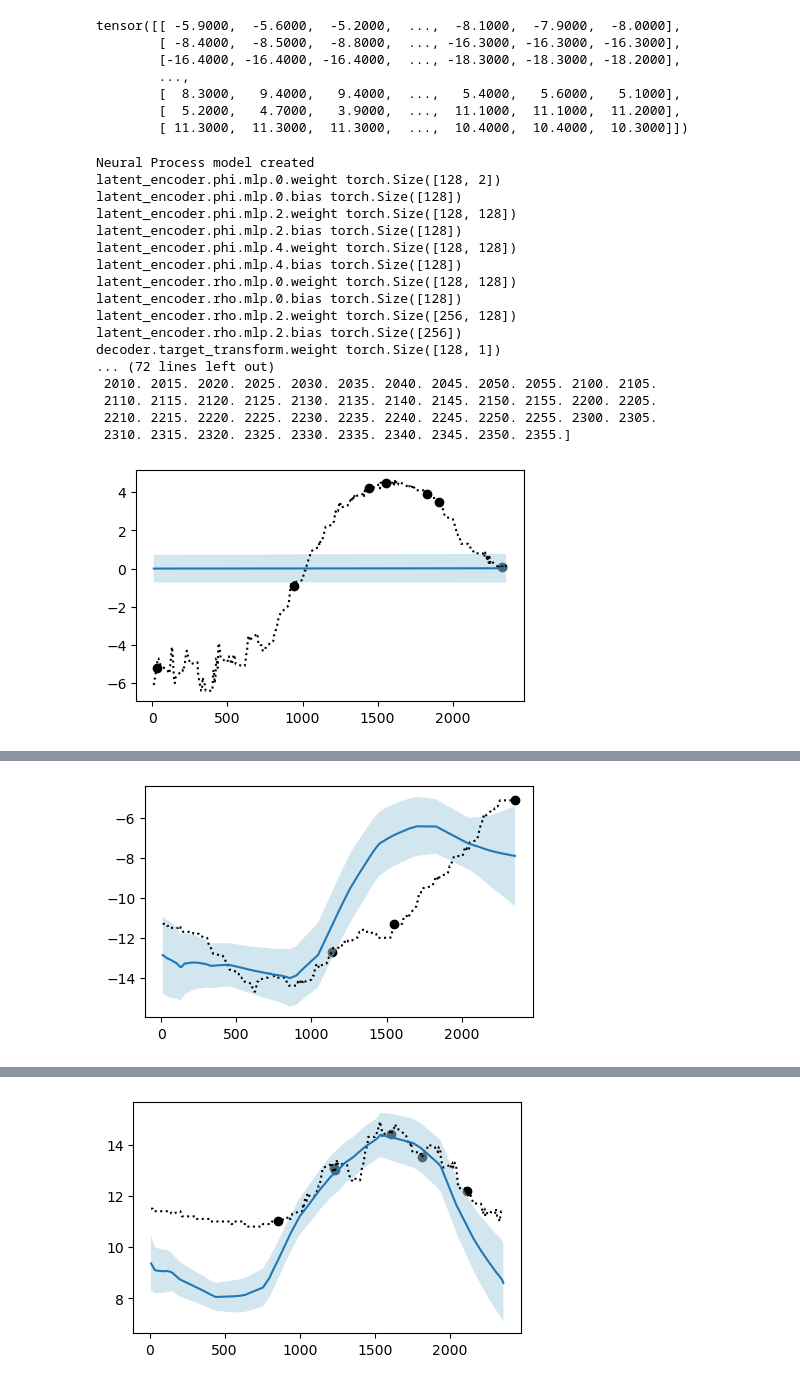
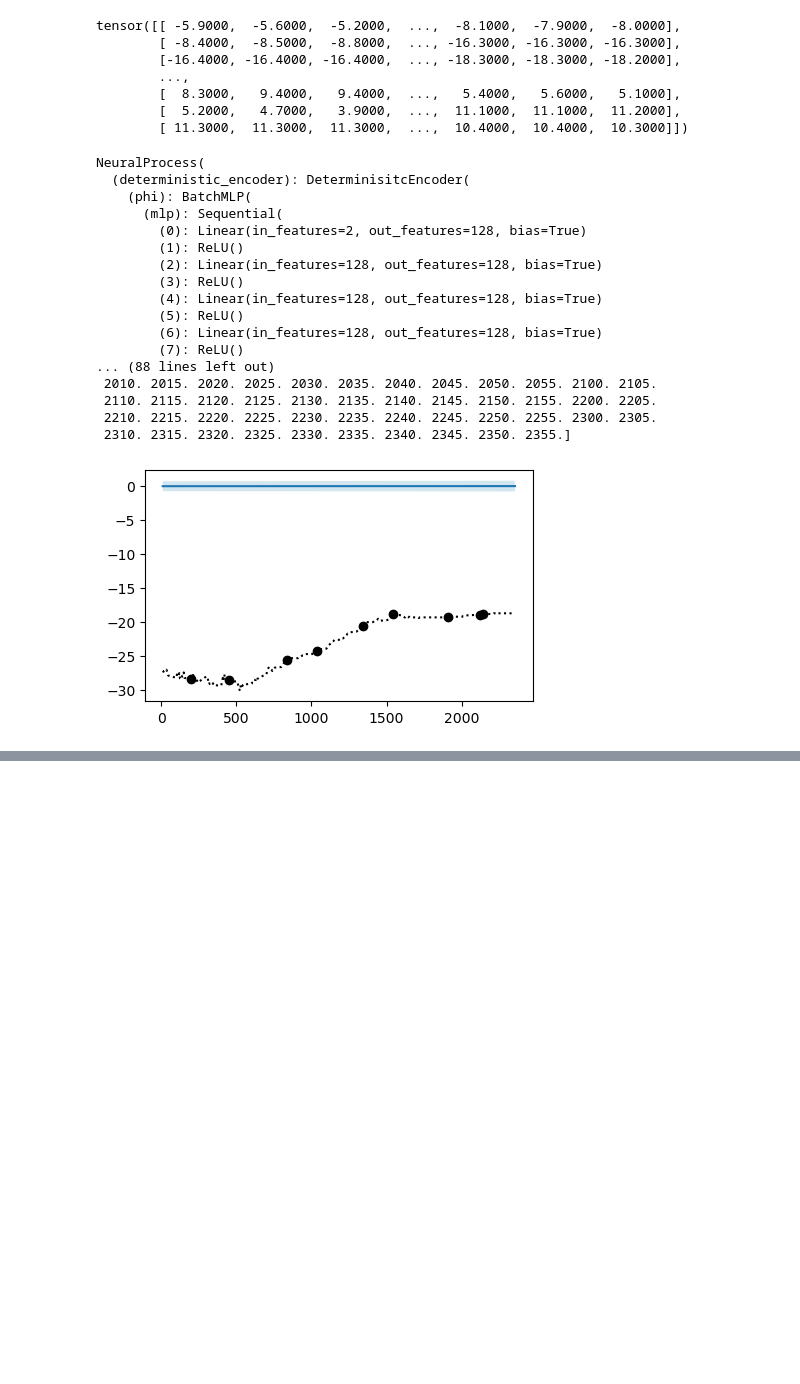
Before and after one commit to will-hd/IML, a Jupyter notebook: notebooks/temperature_experiments.ipynb, the cells around one changed output, grey strips where cells are left out. Saved outputs shown, nothing was run; the diff lists cells and outputs as text; code cells hidden in the pictures; blank space fills up the shorter version.

Commit message:
Added attentive neural process

```diff
--- a/notebooks/temperature_experiments.ipynb
+++ b/notebooks/temperature_experiments.ipynb
@@ -96,6 +96,7 @@ class TemperatureDataset(Dataset):
 # %%
 from src.plot import plot_predictive
 from src.np import NeuralProcess
+from tqdm import tqdm
 
 x_dim = 1
 y_dim = 1
@@ -110,9 +111,13 @@ np = NeuralProcess(x_dim=x_dim,
                    n_h_layers_decoder=4,
                    n_h_layers_phi_latent_encoder=2,
                    n_h_layers_rho_latent_encoder=1,
-                   n_h_layers_phi_determ_encoder=2,
+                   n_h_layers_phi_determ_encoder=5,
                    n_h_layers_rho_determ_encoder=0,
-                   use_deterministic_path=False)
+                   use_deterministic_path=True,
+                   use_latent_self_attn=True,
+                   use_determ_self_attn=False,
+                   use_determ_cross_attn=True
+                   )
 print(np)
 print(sum(p.numel() for p in np.parameters() if p.requires_grad))
 
@@ -129,7 +134,7 @@ data = TempData(data=data , max_num_context=10)
 train_loss = []
 avg_loss_fast = 0
 avg_loss_slow = 0
-for iter in range(100000+1):
+for iter in tqdm(range(100000+1)):
     np.training = True
     optimiser.zero_grad()
 
@@ -139,44 +144,44 @@ for iter in range(100000+1):
     loss.backward()
     optimiser.step()
     train_loss.append(loss.item())
 
     avg_loss_slow += loss.item()
     avg_loss_fast += loss.item()
 
     if iter % 1000 == 0 and iter > 0:
         print(f"iter {iter+1}: Avg. Loss = {avg_loss_fast/1000}")
         #print(f"iter. loss = {loss.item()}, iter. Loss2 (not being backpropped on) = {loss2.item()}")
         avg_loss_fast = 0
     if iter % 10000 == 0 and iter > 0:
         print(f"iter {iter+1}: Avg. Loss SLOW = {avg_loss_slow/1000}")
         avg_loss_slow = 0
     if iter % 20000 == 0:
         np.training = False
         batch = data.generate_batch(batch_size=1, device=np.device)
         plot_predictive(np, batch, knowledge=None, save=False, iter=None)
         np.training = True
 
 plt.plot(train_loss, label='train_loss')
 window = 50
 plt.plot([sum(train_loss[i:i+window])/window for i in range(len(train_loss)-window)], label=f'train_loss_{window}_smooth')
 plt.legend()
 plt.show()
 # %% [output]
-Neural Process model created
-latent_encoder.phi.mlp.0.weight torch.Size([128, 2])
-latent_encoder.phi.mlp.0.bias torch.Size([128])
-latent_encoder.phi.mlp.2.weight torch.Size([128, 128])
-latent_encoder.phi.mlp.2.bias torch.Size([128])
-latent_encoder.phi.mlp.4.weight torch.Size([128, 128])
-latent_encoder.phi.mlp.4.bias torch.Size([128])
-latent_encoder.rho.mlp.0.weight torch.Size([128, 128])
-latent_encoder.rho.mlp.0.bias torch.Size([128])
-latent_encoder.rho.mlp.2.weight torch.Size([256, 128])
-latent_encoder.rho.mlp.2.bias torch.Size([256])
-decoder.target_transform.weight torch.Size([128, 1])
-... (72 lines left out)
+NeuralProcess(
+  (deterministic_encoder): DeterminisitcEncoder(
+    (phi): BatchMLP(
+      (mlp): Sequential(
+        (0): Linear(in_features=2, out_features=128, bias=True)
+        (1): ReLU()
+        (2): Linear(in_features=128, out_features=128, bias=True)
+        (3): ReLU()
+        (4): Linear(in_features=128, out_features=128, bias=True)
+        (5): ReLU()
+        (6): Linear(in_features=128, out_features=128, bias=True)
+        (7): ReLU()
+... (88 lines left out)
  2010. 2015. 2020. 2025. 2030. 2035. 2040. 2045. 2050. 2055. 2100. 2105.
  2110. 2115. 2120. 2125. 2130. 2135. 2140. 2145. 2150. 2155. 2200. 2205.
  2210. 2215. 2220. 2225. 2230. 2235. 2240. 2245. 2250. 2255. 2300. 2305.
  2310. 2315. 2320. 2325. 2330. 2335. 2340. 2345. 2350. 2355.]
-[figure, old version]
+[figure, new version]
@@ -200 +188,0 @@ iter 20001: Avg. Loss SLOW = 16.867063277482988
-[figure, removed]
@@ -218 +189,0 @@ iter 40001: Avg. Loss SLOW = 15.204906758308411
-[figure, removed]
```
Also changed, not shown: parts of 1 cell of this notebook, 3 other files.
